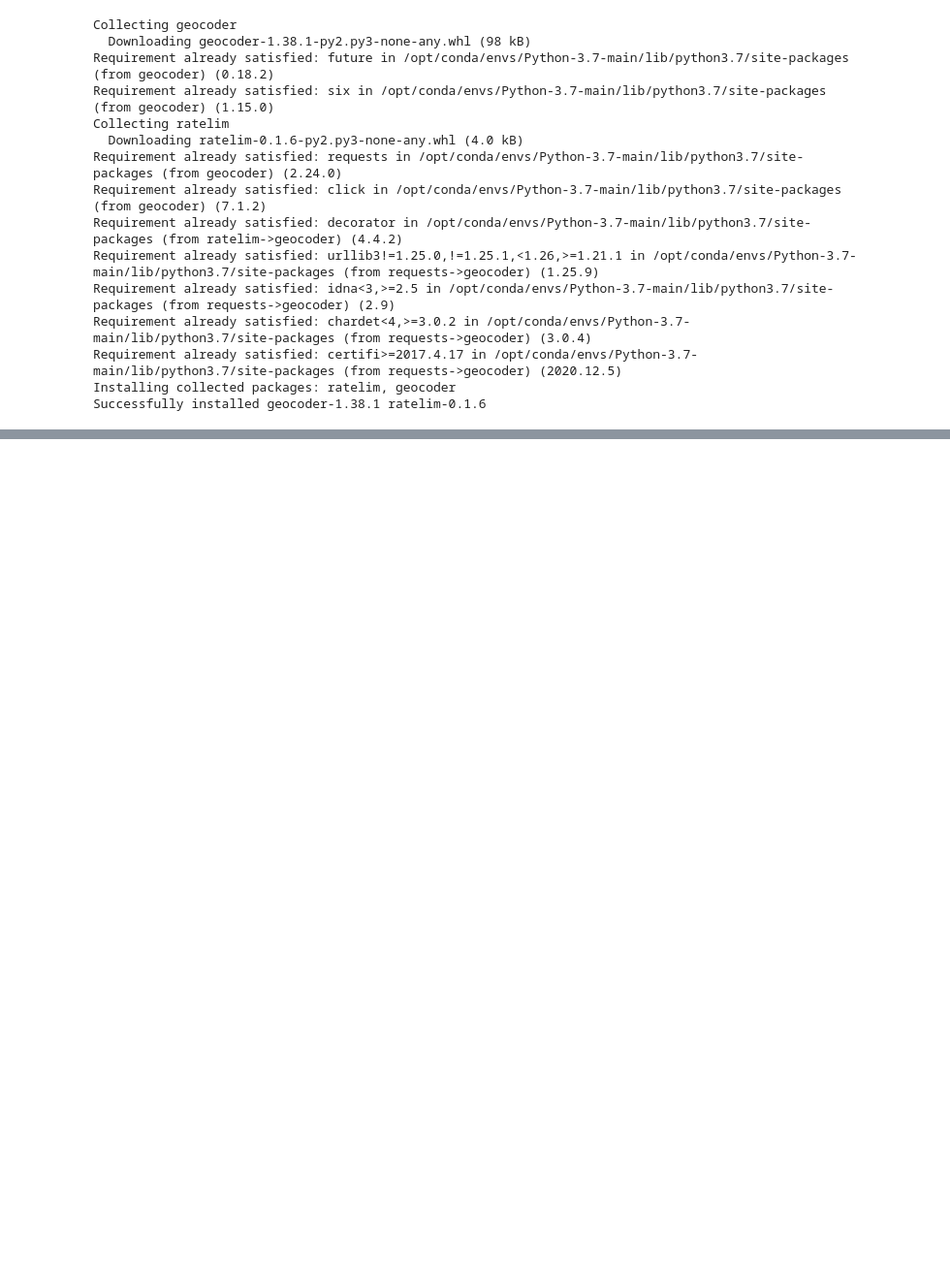
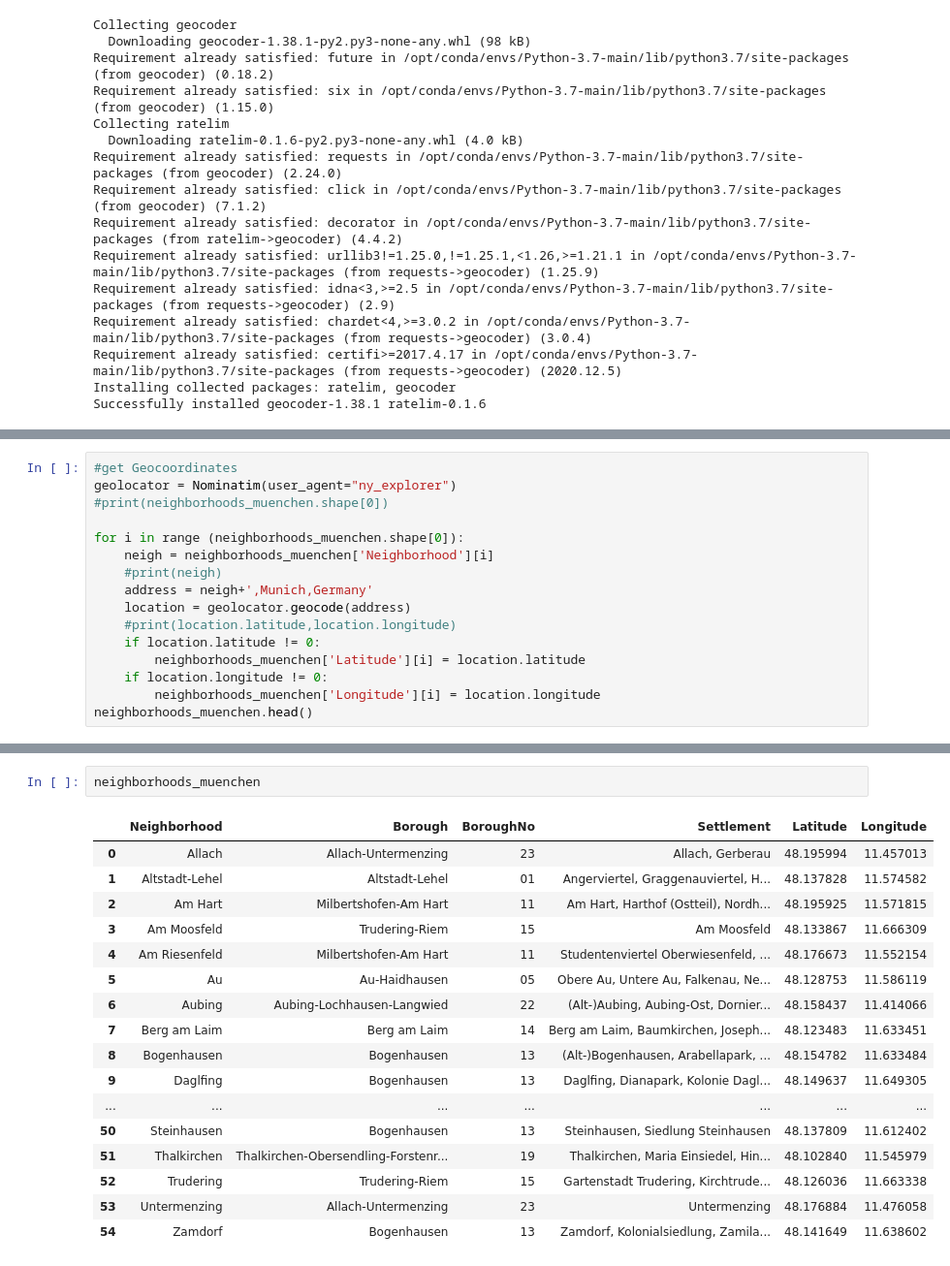
Before and after one commit to lotramo/Coursera_Capstone, a Jupyter notebook: DataScience_Supermarket.ipynb, the cells around one changed output, grey strips where cells are left out. Shown: that part at 97% size. Drawn from its saved outputs; the diff is of its cells as text; blank space fills up the shorter version.

```diff
--- a/DataScience_Supermarket.ipynb
+++ b/DataScience_Supermarket.ipynb
@@ -76,0 +141,16 @@ None
+# %%
+#get Geocoordinates
+geolocator = Nominatim(user_agent="ny_explorer")
+#print(neighborhoods_muenchen.shape[0])
+
+for i in range (neighborhoods_muenchen.shape[0]):
+    neigh = neighborhoods_muenchen['Neighborhood'][i]
+    #print(neigh)
+    address = neigh+',Munich,Germany'
+    location = geolocator.geocode(address)
+    #print(location.latitude,location.longitude)
+    if location.latitude != 0:
+        neighborhoods_muenchen['Latitude'][i] = location.latitude
+    if location.longitude != 0:
+        neighborhoods_muenchen['Longitude'][i] = location.longitude
+neighborhoods_muenchen.head()
@@ -76,0 +195,20 @@ None
+# %%
+neighborhoods_muenchen
+# %% [output]
+|  | Neighborhood | Borough | BoroughNo | Settlement | Latitude | Longitude |
+| 0 | Allach | Allach-Untermenzing | 23 | Allach, Gerberau | 48.195994 | 11.457013 |
+| 1 | Altstadt-Lehel | Altstadt-Lehel | 01 | Angerviertel, Graggenauviertel, H... | 48.137828 | 11.574582 |
+| 2 | Am Hart | Milbertshofen-Am Hart | 11 | Am Hart, Harthof (Ostteil), Nordh... | 48.195925 | 11.571815 |
+| 3 | Am Moosfeld | Trudering-Riem | 15 | Am Moosfeld | 48.133867 | 11.666309 |
+| 4 | Am Riesenfeld | Milbertshofen-Am Hart | 11 | Studentenviertel Oberwiesenfeld, ... | 48.176673 | 11.552154 |
+| 5 | Au | Au-Haidhausen | 05 | Obere Au, Untere Au, Falkenau, Ne... | 48.128753 | 11.586119 |
+| 6 | Aubing | Aubing-Lochhausen-Langwied | 22 | (Alt-)Aubing, Aubing-Ost, Dornier... | 48.158437 | 11.414066 |
+| 7 | Berg am Laim | Berg am Laim | 14 | Berg am Laim, Baumkirchen, Joseph... | 48.123483 | 11.633451 |
+| 8 | Bogenhausen | Bogenhausen | 13 | (Alt-)Bogenhausen, Arabellapark, ... | 48.154782 | 11.633484 |
+| 9 | Daglfing | Bogenhausen | 13 | Daglfing, Dianapark, Kolonie Dagl... | 48.149637 | 11.649305 |
+| ... | ... | ... | ... | ... | ... | ... |
+| 50 | Steinhausen | Bogenhausen | 13 | Steinhausen, Siedlung Steinhausen | 48.137809 | 11.612402 |
+| 51 | Thalkirchen | Thalkirchen-Obersendling-Forstenr... | 19 | Thalkirchen, Maria Einsiedel, Hin... | 48.102840 | 11.545979 |
+| 52 | Trudering | Trudering-Riem | 15 | Gartenstadt Trudering, Kirchtrude... | 48.126036 | 11.663338 |
+| 53 | Untermenzing | Allach-Untermenzing | 23 | Untermenzing | 48.176884 | 11.476058 |
+| 54 | Zamdorf | Bogenhausen | 13 | Zamdorf, Kolonialsiedlung, Zamila... | 48.141649 | 11.638602 |
```
Also changed, not shown: parts of 8 cells of this notebook.
